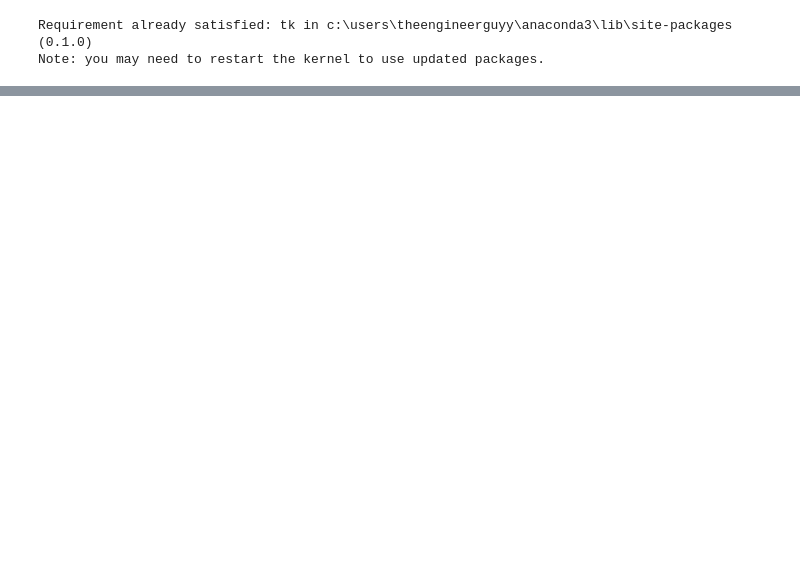
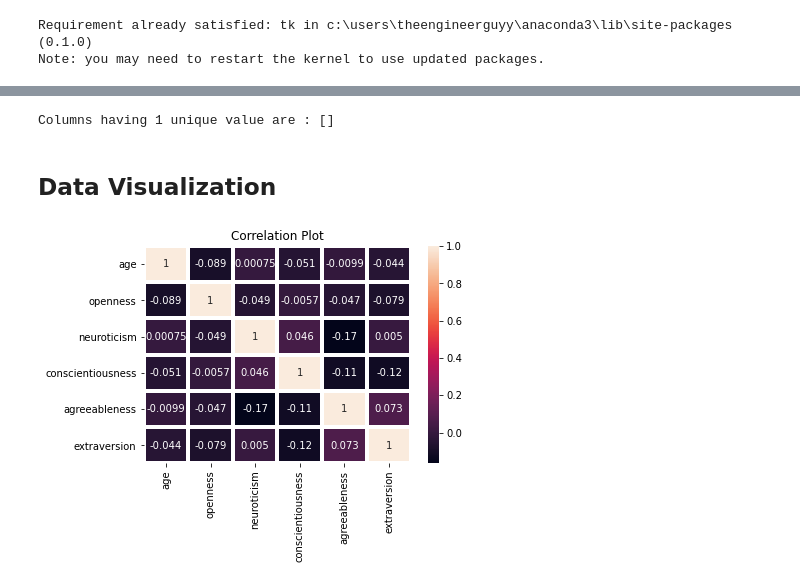
Before and after one commit to Agha-Muqarib/Automated-Personality-Classification, a Jupyter notebook: Automated Personality Classification.ipynb, the cells around one changed output, grey strips where cells are left out. Saved outputs shown, nothing was run; the diff lists cells and outputs as text; code cells hidden in the pictures; blank space fills up the shorter version.

Commit message:
Added Plots and Scores

```diff
--- a/Automated Personality Classification.ipynb
+++ b/Automated Personality Classification.ipynb
@@ -251,0 +93,20 @@ w.mainloop()
+# %%
+#Checking the unique value counts in columns
+featureValues={}
+for d in data.columns.tolist():
+    count=data[d].nunique()
+    if count==1:
+        featureValues[d]=count
+# List of columns having same 1 unique value
+cols_to_drop= list(featureValues.keys())
+print("Columns having 1 unique value are :",cols_to_drop)
+# %% [output]
+Columns having 1 unique value are : []
+# %% [markdown]
+## Data Visualization
+# %%
+corr_plot = sns.heatmap(dataset.corr(),annot = True,linewidths=3 )
+plt.title("Correlation Plot")
+plt.show()
+# %% [output]
+[figure, added]
```
Also changed, not shown: parts of 34 cells of this notebook.
